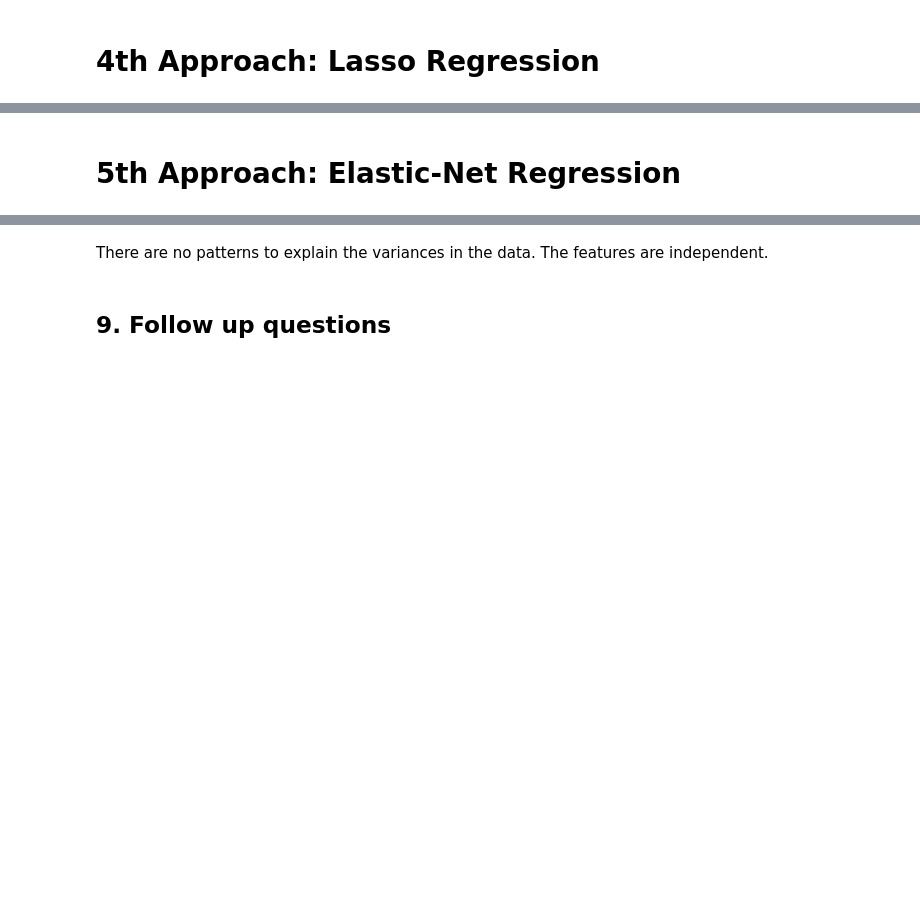
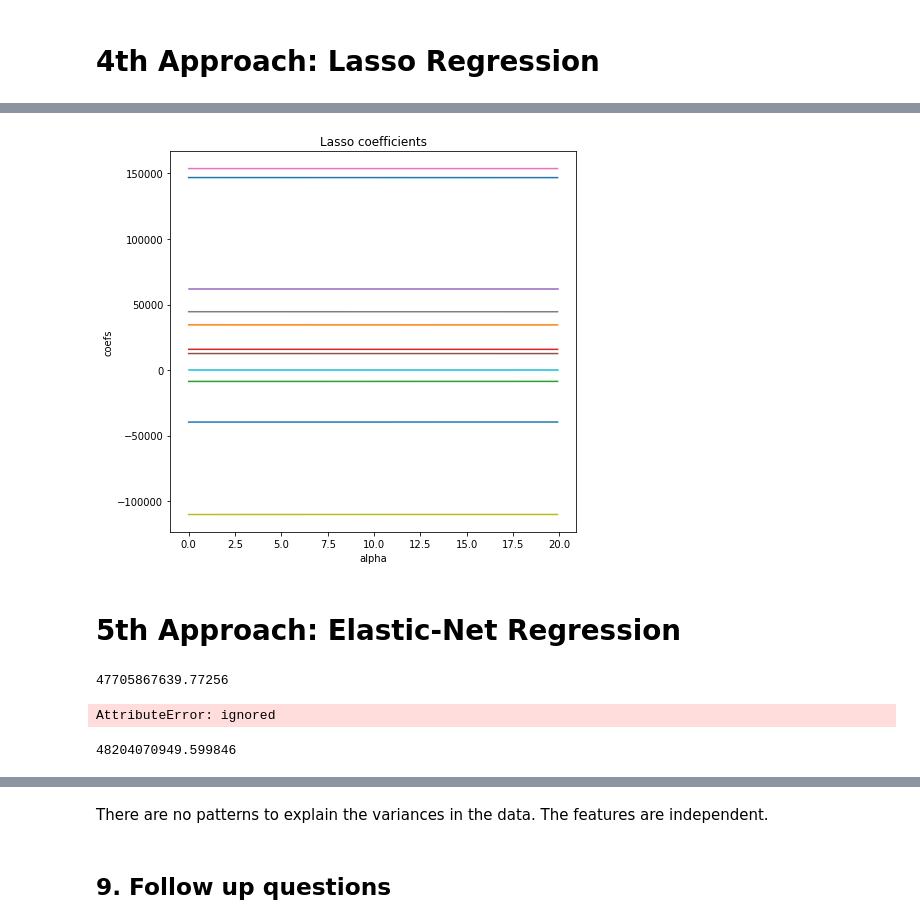
Before and after one commit to vivianusdjpy/Supervised-Learning-with-Various-Regression-Techniques, a Jupyter notebook: Supervised_Learning_using_various_Regression_Techniques.ipynb, the cells around one changed output, grey strips where cells are left out. Drawn from its saved outputs; the diff is of its cells as text; code cells hidden in the pictures; blank space fills up the shorter version.

```diff
--- a/Supervised_Learning_using_various_Regression_Techniques.ipynb
+++ b/Supervised_Learning_using_various_Regression_Techniques.ipynb
@@ -648,2 +813,20 @@ the variances are homogeneous!
 # %% [markdown]
 # 4th Approach: Lasso Regression
+# %%
+# Before building the models, let's first scale data.
+# Lasso put constraints on the size of the coefficients associated to each variable.
+# But, this value depends on the magnitude of each variable and it is therefore
+# necessary to center and reduce, or standardize, the variables.
+#
+
+# Importing StandardScaler
+#
+from sklearn.preprocessing import StandardScaler
+
+# Creating features and target matrixes
+
+# Scaling data
+#
+scaler = StandardScaler()
+scaler.fit(X)
+X = scaler.transform(X)
@@ -650,2 +900,36 @@ the variances are homogeneous!
+# %%
+# Importing library for visualization
+#
+import matplotlib.pyplot as plt
+coefsLasso = []
+
+# Building Lasso for 200 values of alpha and write the coefficients into array
+#
+
+import numpy as np
+
+alphasLasso = np.arange (0, 20, 0.1)
+for i in range(200):
+    lasso = linear_model.Lasso(alpha=alphasLasso[i])
+    lasso.fit(X_train, y_train)
+    coefsLasso.append(lasso.coef_)
+
+# Building Lasso coefficient plots
+#
+plt.figure(figsize = (16,7))
+
+plt.subplot(121)
+plt.plot(alphasLasso, coefsLasso)
+plt.title('Lasso coefficients')
+plt.xlabel('alpha')
+plt.ylabel('coefs')
+
+plt.show()
+
+# As we can see, Lasso influences less on the large coefficients, but the small ones Lasso reduces to zeroes.
+# Therefore Lasso can also be used to determine which features are important
+# to us and keeps the features that may influence the target variable
+# %% [output]
+[figure, added]
 # %% [markdown]
 # 5th Approach: Elastic-Net Regression
@@ -651,0 +938,17 @@ the variances are homogeneous!
+# %%
+regression=LinearRegression()
+regression.fit(X,y)
+first_model=(mean_squared_error(y_true=y,y_pred=regression.predict(X)))
+print(first_model)
+# %% [output]
+47705867639.77256
+# %%
+# Below are the coefficients of this first model. We use a for loop to go through
+# the model and the zip function to combine the two columns.
+%matplotlib inline
+coef_dict_baseline = {}
+for coef, feat in zip(regression.coef_,X.columns):
+    coef_dict_baseline[feat] = coef
+coef_dict_baseline
+# %% [output]
+AttributeError: ignored
@@ -651,0 +963,6 @@ the variances are homogeneous!
+# %%
+search.fit(X,y)
+search.best_params_
+abs(search.best_score_)
+# %% [output]
+48204070949.599846
```
Also changed, not shown: parts of 28 cells of this notebook.
